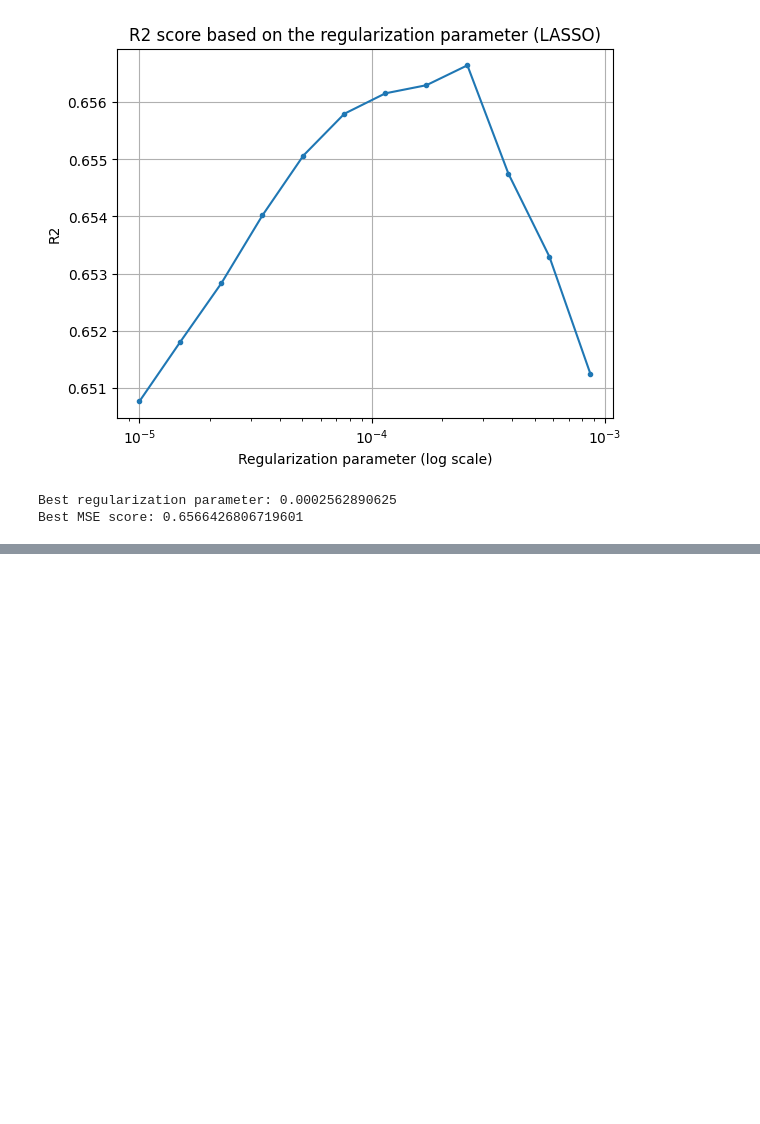
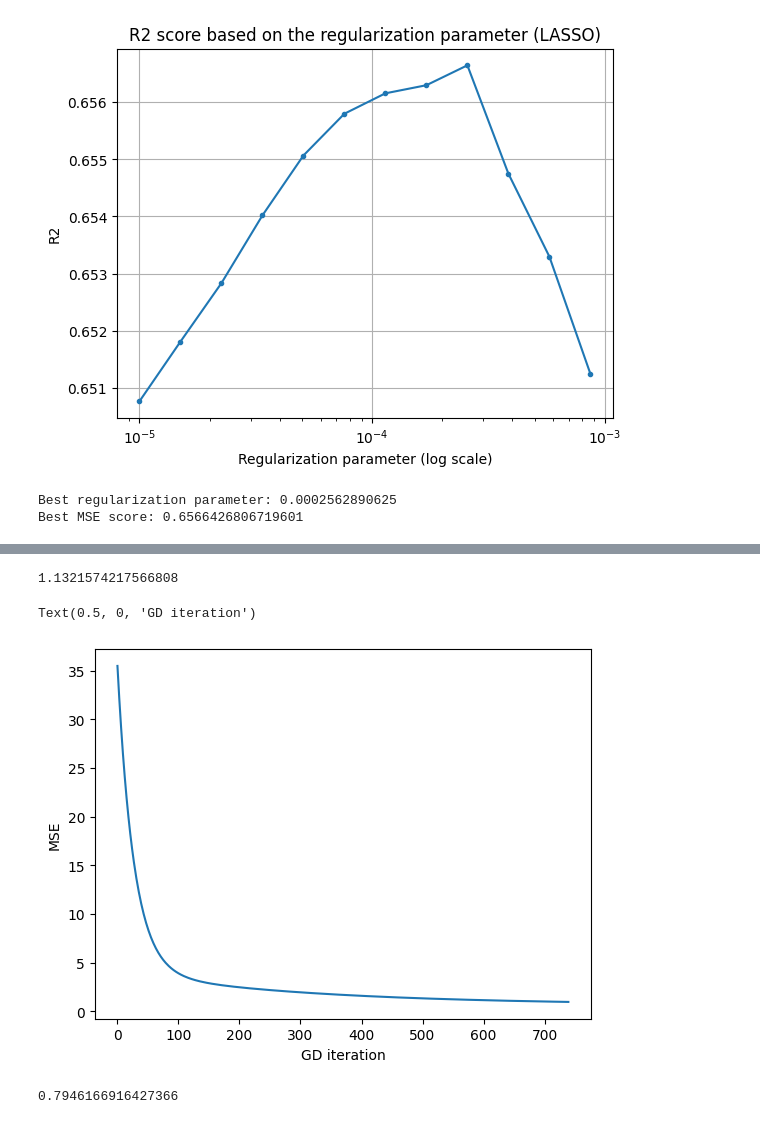
Before and after one commit to kikiMarsovec/SU-vaje, a Jupyter notebook: v3/v3.ipynb, the cells around one changed output, grey strips where cells are left out. Drawn from its saved outputs; the diff is of its cells as text; code cells hidden in the pictures; blank space fills up the shorter version.

```diff
--- a/v3/v3.ipynb
+++ b/v3/v3.ipynb
@@ -178,8 +177,8 @@ wine_y = wine_df['quality']
 wine_X_train, wine_X_test, wine_y_train, wine_y_test = train_test_split(wine_X, wine_y, test_size=0.2, random_state=0)
 # %%
-# Ridge regression via gradient descent - MY TRY
+# Ridge regression via gradient descent
 
-def ridge_regression_my_GD(X,y, lambda_param, max_iter=1000, alpha=0.001):
+def ridge_regression_GD(X,y, lambda_param=1, max_iter=1000, learning_rate=0.000044, tolerance = 0.0002):
     # X - features
     # y - target variable
     # lambda_param - regression parameter
@@ -187,27 +186,29 @@ def ridge_regression_my_GD(X,y, lambda_param, max_iter=1000, alpha=0.001):
 
     # adding a column of ones to X
     X = np.column_stack((np.ones(X.shape[0]), X))
+    m,n = X.shape
     # init the betas (as a vector of 0s)
-    w = np.zeros(X.shape[1])
+    w = np.zeros(n)
     # changing y to numpy array
     y = np.array(y)
+    mse_history = []
 
     for iteration in range(max_iter):
-        summ = np.zeros(len(X[0,:]))
-        for i in range(len(X)): # going through all the X rows
-            summ = summ +  (y[i] - np.dot(w, X[i,])) * X[i,]
-        grad = -2 * summ + np.dot(2 * lambda_param, w) # calculating the gradient (for the ridge regression)
+        summ = np.zeros(n)
+        for i in range(m): # going through all the X rows
+            summ = summ +  (y[i] - np.dot(X[i,], w)) * X[i,]
+
+        grad = -2 / m  * summ + np.dot(2 * lambda_param, w) # calculating the gradient (for the ridge regression)
+
+        mse_history.append(mean_squared_error(y, np.dot(X , w)))
+
+        w_prev = w
+        w = w - learning_rate * grad
+
+        #print(f"Iteration {iteration}: {np.linalg.norm(w_prev - w)}")
+        if np.linalg.norm(w_prev - w) < tolerance: # if distance between prev w and current w < tol then break
+            break
+    return w, mse_history
 
 
-        # grad = grad / np.linalg.norm(grad) # TODO COMMENT
-
-        # w_prev = w # TODO COMMENT
-
-        w = w + alpha * grad
-        print(f"Iteration: {iteration}\n{w}") # TODO Betas go through the roof, idk why, wtf do i do
-
-        # break # TODO if idk what is smaller than tolerance then we quit
-    return w
-
-
-w = ridge_regression_my_GD(X=wine_X_train, y=wine_y_train, lambda_param=1, max_iter=100)
+w, mse_history = ridge_regression_GD(X=wine_X_train, y=wine_y_train, lambda_param=1, max_iter=1000)
@@ -248,0 +215,11 @@ Iteration: 99
+# %%
+mean_squared_error(wine_y_test, np.dot(np.column_stack((np.ones(wine_X_test.shape[0]), wine_X_test)) , w))
+# %% [output]
+1.1321574217566808
+# %%
+plt.plot(mse_history)
+plt.ylabel("MSE")
+plt.xlabel("GD iteration")
+# %% [output]
+Text(0.5, 0, 'GD iteration')
+[figure, added]
@@ -248,0 +262,4 @@ Iteration: 99
+# %%
+print(mean_squared_error(wine_y_test, np.dot(np.column_stack((np.ones(wine_X_test.shape[0]), wine_X_test)), w_SGD)))
+# %% [output]
+0.7946166916427366
```
Also changed, not shown: parts of 7 cells of this notebook, 1 other file.
